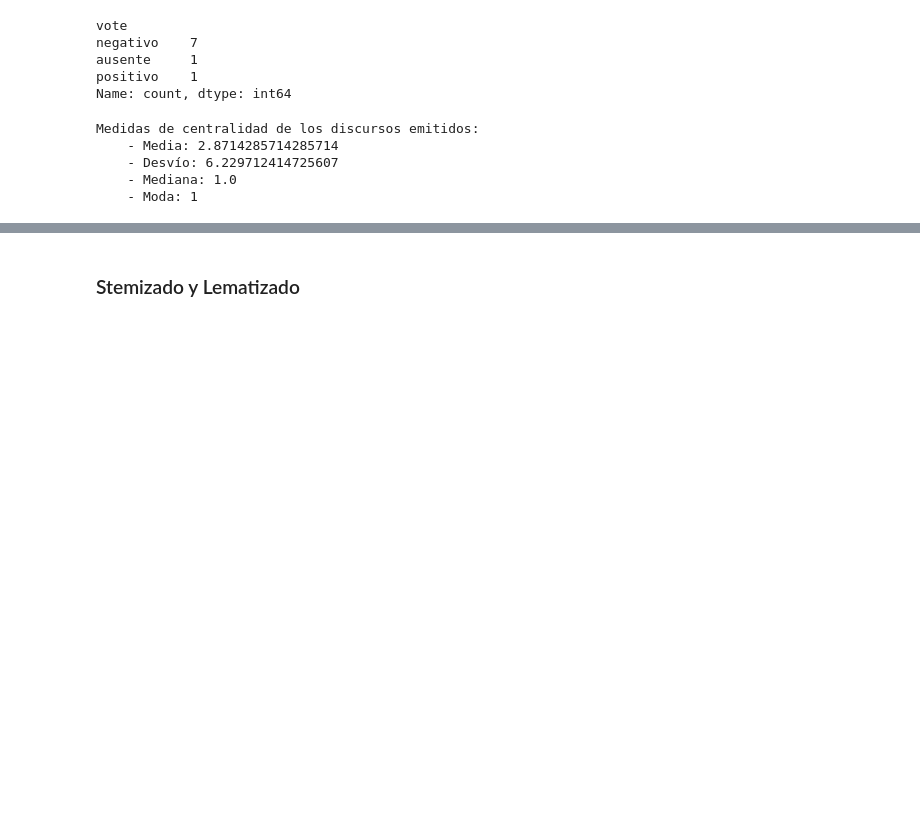
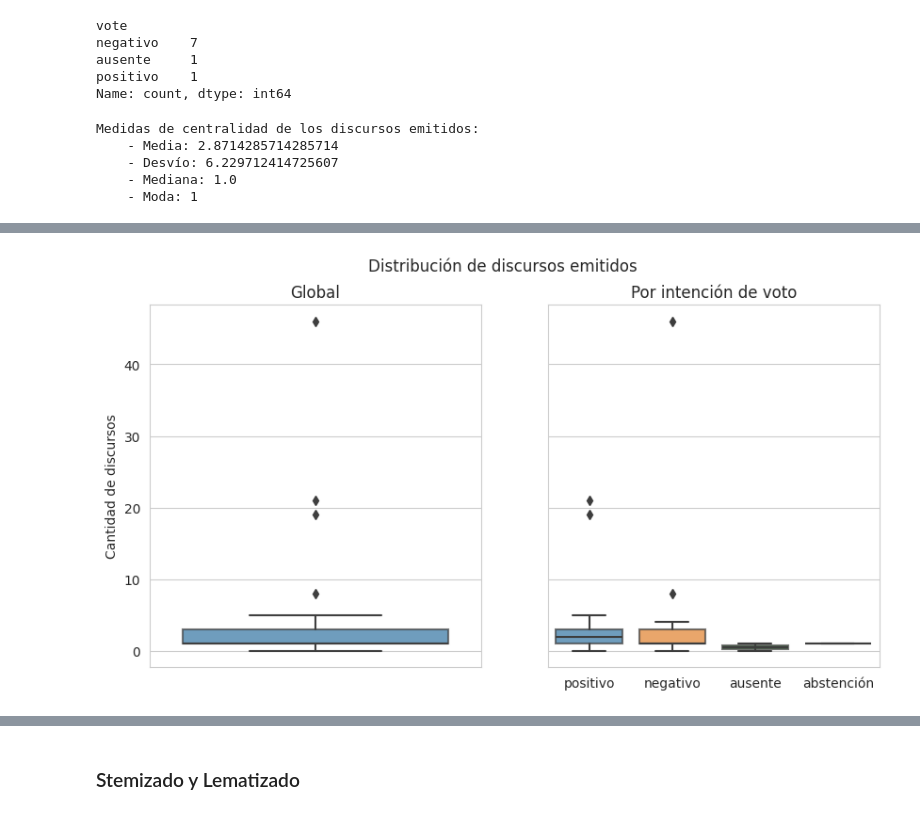
Before and after one commit to macfernandez/eddc-specialization-project, a Jupyter notebook: notebooks/02-data-description.ipynb, the cells around one changed output, grey strips where cells are left out. Drawn from its saved outputs; the diff is of its cells as text; code cells hidden in the pictures; blank space fills up the shorter version.

```diff
--- a/notebooks/02-data-description.ipynb
+++ b/notebooks/02-data-description.ipynb
@@ -389,0 +406,17 @@ Medidas de centralidad de los discursos emitidos:
+# %%
+speech_len = senators.assign(speech_len=senators.speech.str.len()).filter(items=["speech_len", "vote"])
+fig, axs = plt.subplots(1,2, figsize=(10,5), sharey=True)
+
+sns.boxplot(data=speech_len, y="speech_len", ax=axs[0], boxprops={"alpha":.7})
+axs[0].set_ylabel("Cantidad de discursos")
+axs[0].set_title("Global")
+
+sns.boxplot(data=speech_len, y="speech_len", x="vote", ax=axs[1], boxprops={"alpha":.7})
+axs[1].set_xlabel("")
+axs[1].set_ylabel("")
+axs[1].set_title("Por intención de voto")
+
+plt.suptitle("Distribución de discursos emitidos")
+plt.savefig(os.path.join(VISUALIZATIONS_PATH,"speech_by_vote.png"))
+# %% [output]
+[figure, added]
```
Also changed, not shown: parts of 12 cells of this notebook, 1 other file.
